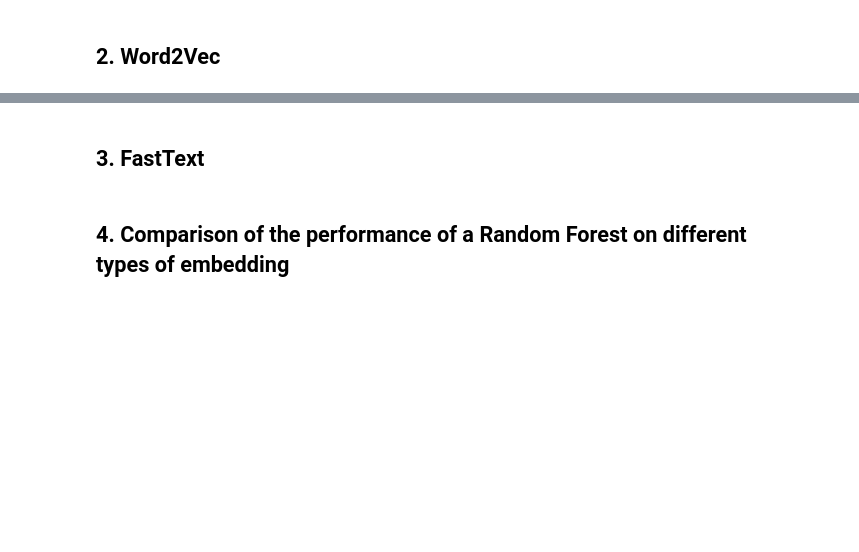
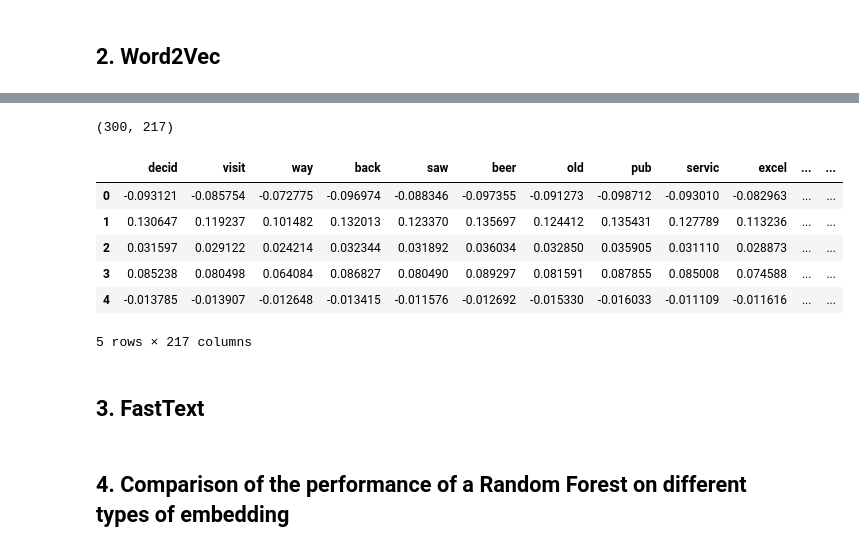
Before and after one commit to xNJL/Project-Capgemini, a Jupyter notebook: hw_session_3/Group_5_session_3_homework_submission.ipynb, the cells around one changed output, grey strips where cells are left out. Drawn from its saved outputs; the diff is of its cells as text; code cells hidden in the pictures; blank space fills up the shorter version.

Commit message:
Word2vec

```diff
--- a/hw_session_3/Group_5_session_3_homework_submission.ipynb
+++ b/hw_session_3/Group_5_session_3_homework_submission.ipynb
@@ -237,9 +262,9 @@ def load_trained_model(model_name):
     """
     return gensim.models.Word2Vec.load("word2vec.model")
 # %%
-def get_embedded_matrix(model):
+def get_word2vec_matrix(model):
     embedding_matrix = dict()
     for word in model.wv.vocab.keys():
-    embedding_matrix[word] = list(model.wv[word])
+        embedding_matrix[word] = list(model.wv[word])
     return pd.DataFrame(embedding_matrix)
 # %%
@@ -252,3 +289,17 @@ model.most_similar("great", topn=10)
+# %%
+# Embedding matrix
+corpus_word2vecMatrix = get_word2vec_matrix(model)
+print(corpus_word2vecMatrix.shape)
+corpus_word2vecMatrix.head()
+# %% [output]
+(300, 217)
+|  | decid | visit | way | back | saw | beer | old | pub | servic | excel | ... | ... |
+| 0 | -0.093121 | -0.085754 | -0.072775 | -0.096974 | -0.088346 | -0.097355 | -0.091273 | -0.098712 | -0.093010 | -0.082963 | ... | ... |
+| 1 | 0.130647 | 0.119237 | 0.101482 | 0.132013 | 0.123370 | 0.135697 | 0.124412 | 0.135431 | 0.127789 | 0.113236 | ... | ... |
+| 2 | 0.031597 | 0.029122 | 0.024214 | 0.032344 | 0.031892 | 0.036034 | 0.032850 | 0.035905 | 0.031110 | 0.028873 | ... | ... |
+| 3 | 0.085238 | 0.080498 | 0.064084 | 0.086827 | 0.080490 | 0.089297 | 0.081591 | 0.087855 | 0.085008 | 0.074588 | ... | ... |
+| 4 | -0.013785 | -0.013907 | -0.012648 | -0.013415 | -0.011576 | -0.012692 | -0.015330 | -0.016033 | -0.011109 | -0.011616 | ... | ... |
+5 rows × 217 columns
 # %% [markdown]
 ## 3. FastText
 # %% [markdown]
```
Also changed, not shown: parts of 3 cells of this notebook, 1 other file.
